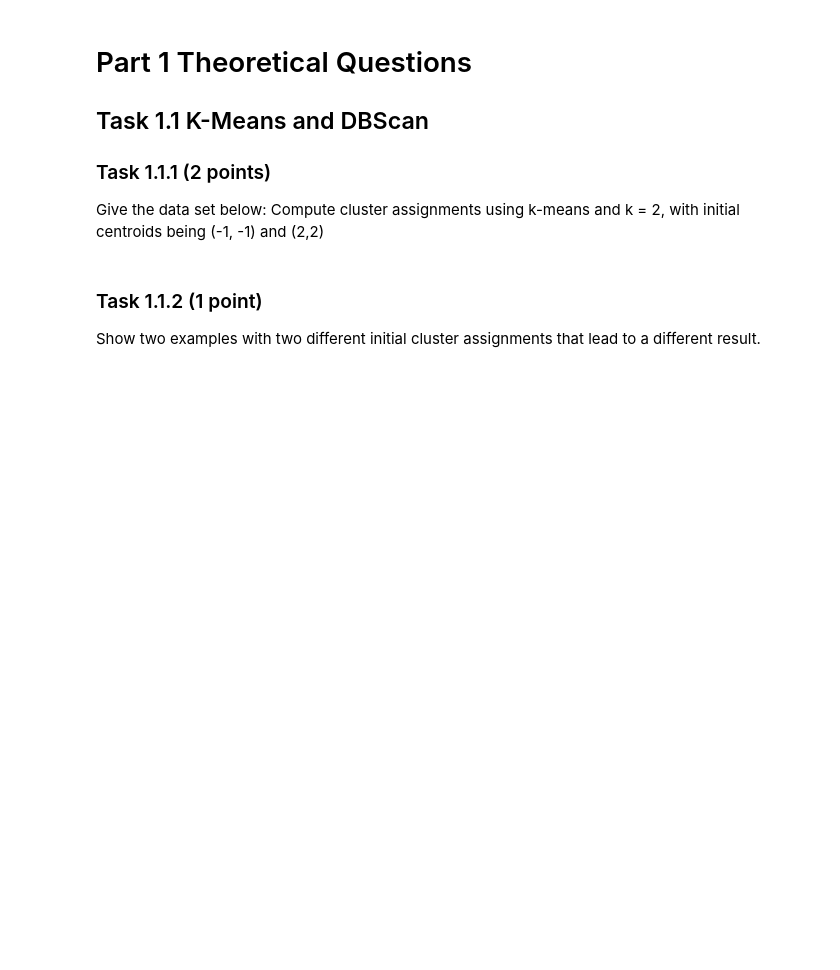
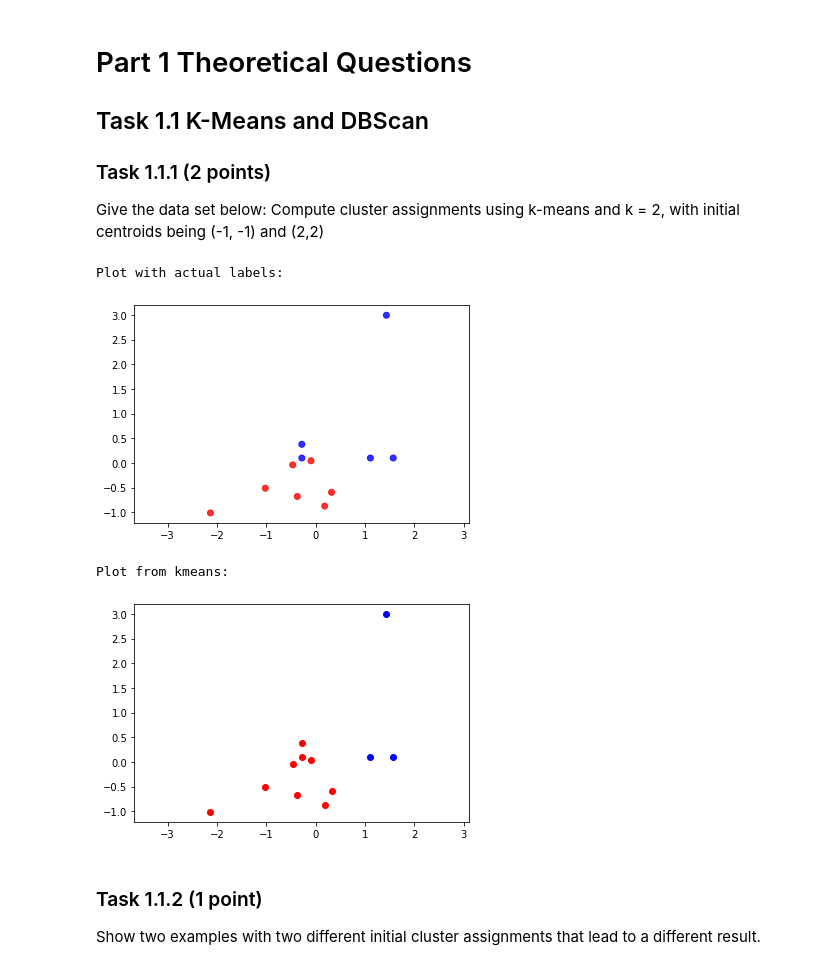
Before and after one commit to Thrun12/dm2022-exercises, a Jupyter notebook: handins/handin1.ipynb, the cells around one changed output. Drawn from its saved outputs; the diff is of its cells as text; code cells hidden in the pictures; blank space fills up the shorter version.

```diff
--- a/handins/handin1.ipynb
+++ b/handins/handin1.ipynb
@@ -52,12 +72,35 @@ Compute cluster assignments using k-means and k = 2, with initial centroids bein
 # %%
 color_map = {'Ice':'Blue', 'Fire':'Red'}
 X_kmeans = toy[["Attack", "Defense"]]
 
 scaler = StandardScaler().fit(X_kmeans)
 X_scaled = scaler.transform(X_kmeans)
 
+print("Plot with actual labels:")
 plt.scatter(X_scaled[:, 0], X_scaled[:, 1], alpha=0.8, c=toy['Type_1'].map(color_map))
 plt.axis('equal');
+plt.show()
+
+def compute_kmeans(k, centroids):
+    colors = np.array(["red","blue", "green"])
+    kmeans = KMeans(n_clusters= k, init=centroids)
+    label = kmeans.fit_predict(X_scaled)
+    u_labels = np.unique(label)
+
+    for i in u_labels:
+        plt.scatter(X_scaled[label == i , 0] , X_scaled[label == i , 1] , label = i, c=colors[i])
+    plt.axis('equal')
+    #plt.legend()
+    plt.show()
+
+print("Plot from kmeans:")
+centroids = np.array([(-1, -1), (2,2)])
+compute_kmeans(2, centroids)
+# %% [output]
+Plot with actual labels:
+[figure, added]
+Plot from kmeans:
+[figure, added]
 # %% [markdown]
 ### Task 1.1.2 (1 point)
 Show two examples with two different initial cluster assignments that lead to a different result.
```
Also changed, not shown: parts of 26 cells of this notebook.
